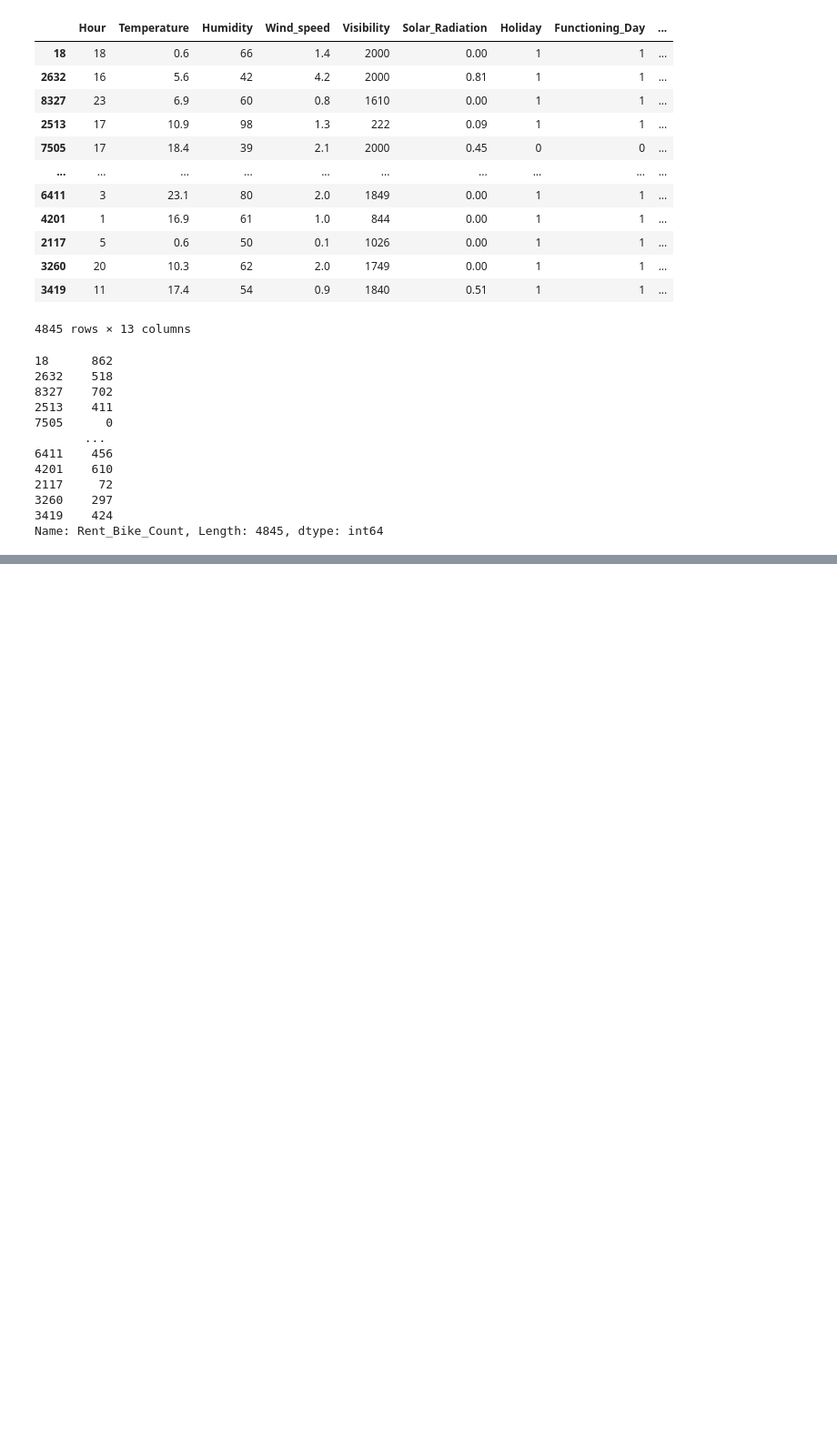
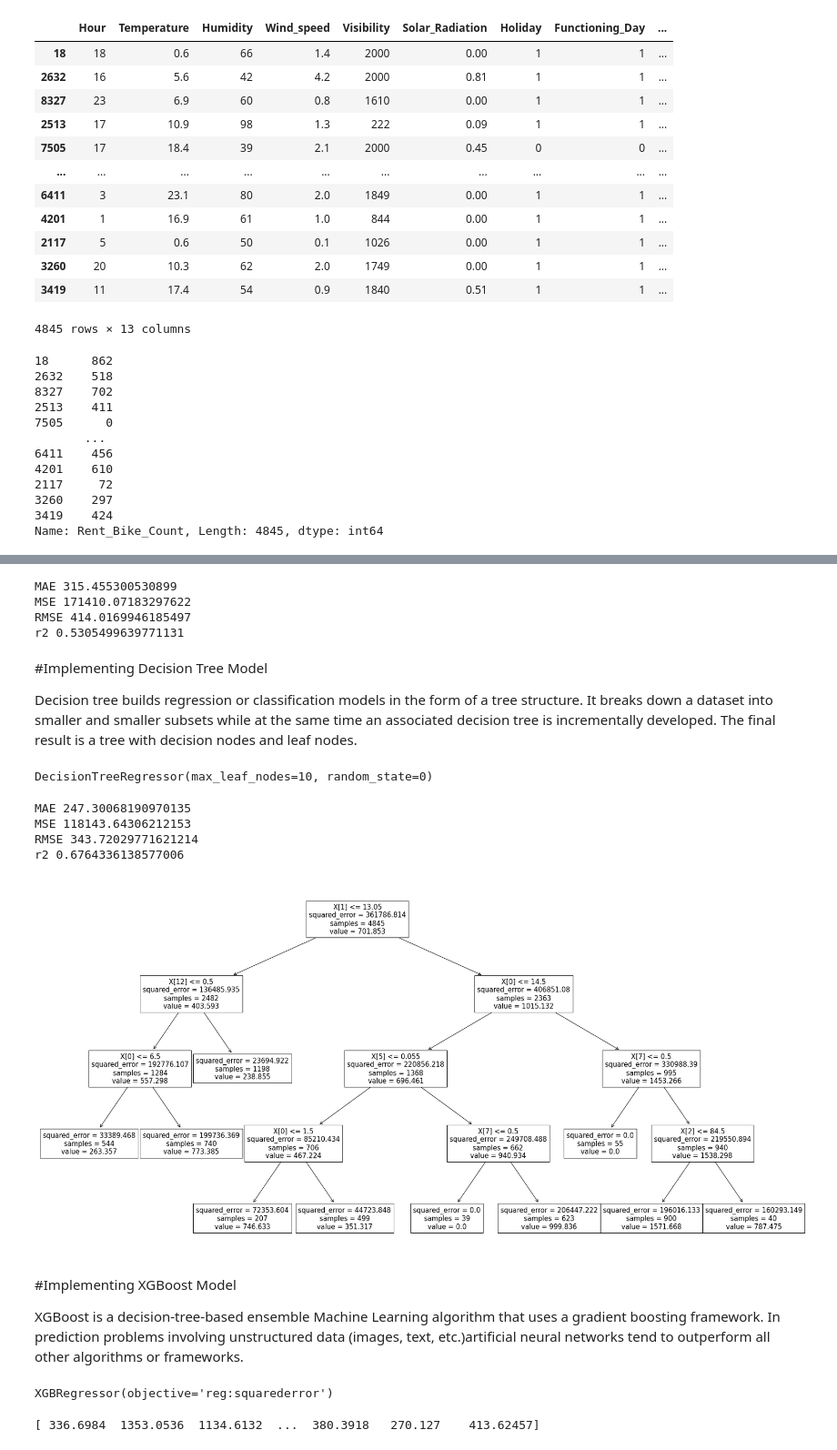
Before and after one commit to sapanapawar/Bike-Sharing-Demand-Prediction, a Jupyter notebook: Bike_Sharing_Demand_Prediction_Sapana_Pawar.ipynb, the cells around one changed output, grey strips where cells are left out. Shown at 91% size. Drawn from its saved outputs; the diff is of its cells as text; code cells hidden in the pictures; blank space fills up the shorter version.

Commit message:
Model Implementation and evaluation

```diff
--- a/Bike_Sharing_Demand_Prediction_Sapana_Pawar.ipynb
+++ b/Bike_Sharing_Demand_Prediction_Sapana_Pawar.ipynb
@@ -790,0 +930,4 @@ Name: Rent_Bike_Count, Length: 4845, dtype: int64
+# %%
+#Fitting the Ridge Regression Model to the training set
+ridge  = Ridge(alpha=0.1)
+ridge.fit(X_train,y_train)
@@ -790,0 +960,7 @@ Name: Rent_Bike_Count, Length: 4845, dtype: int64
+# %%
+#a * L1 + b * L2
+#alpha = a + b and l1_ratio = a / (a + b)
+elasticnet = ElasticNet(alpha=0.1, l1_ratio=0.5)
+# %%
+#Fitting the Elastic Net Regression on training dataset
+elasticnet.fit(X_train,y_train)
@@ -790,0 +976,24 @@ Name: Rent_Bike_Count, Length: 4845, dtype: int64
+# %%
+#Calculating the evaluation metrics
+print("MAE",mean_absolute_error(y_test, y_pred_en))
+print("MSE",mean_squared_error(y_test,y_pred_en))
+print("RMSE",np.sqrt(mean_squared_error(y_test, y_pred_en)))
+r2 = r2_score(y_test, y_pred_en)
+print("r2",r2_score(y_test, y_pred_en))
+# %% [output]
+MAE 315.455300530899
+MSE 171410.07183297622
+RMSE 414.0169946185497
+r2 0.5305499639771131
+# %% [markdown]
+#Implementing Decision Tree Model
+
+
+Decision tree builds regression or classification models in the form of a tree structure. It breaks down a dataset into smaller and smaller subsets while at the same time an associated decision tree is incrementally developed. The final result is a tree with decision nodes and leaf nodes.
+# %%
+#Fitting the Decision Tree Model on training dataset
+from sklearn.tree import DecisionTreeRegressor
+Tree_model = DecisionTreeRegressor(max_leaf_nodes=10, random_state=0)
+Tree_model.fit(X_train, y_train)
+# %% [output]
+DecisionTreeRegressor(max_leaf_nodes=10, random_state=0)
@@ -790,0 +1003,36 @@ Name: Rent_Bike_Count, Length: 4845, dtype: int64
+# %%
+#Calculating the evaluation metrics
+print("MAE",mean_absolute_error(y_test, y_predicted))
+print("MSE",mean_squared_error(y_test,y_predicted))
+print("RMSE",np.sqrt(mean_squared_error(y_test, y_predicted)))
+r2 = r2_score(y_test, y_predicted)
+print("r2",r2_score(y_test, y_predicted))
+# %% [output]
+MAE 247.30068190970135
+MSE 118143.64306212153
+RMSE 343.72029771621214
+r2 0.6764336138577006
+# %%
+#Plotting a tree model
+from sklearn import tree
+fig, ax = plt.subplots(figsize=(30, 15))
+tree.plot_tree(Tree_model);
+# %% [output]
+[figure, added]
+# %% [markdown]
+#Implementing XGBoost Model
+
+
+XGBoost is a decision-tree-based ensemble Machine Learning algorithm that uses a gradient boosting framework. In prediction problems involving unstructured data (images, text, etc.)artificial neural networks tend to outperform all other algorithms or frameworks.
+# %%
+#Fitting the random XGBoost regressor Model on training dataset
+model = XGBRegressor(objective='reg:squarederror', n_estimators=100)
+model.fit(X_train, y_train)
+# %% [output]
+XGBRegressor(objective='reg:squarederror')
+# %%
+#Predicting the test set results
+testpred = model.predict(X_test)
+print(testpred)
+# %% [output]
+[ 336.6984  1353.0536  1134.6132  ...  380.3918   270.127    413.62457]
```
Also changed, not shown: parts of 67 cells of this notebook.
